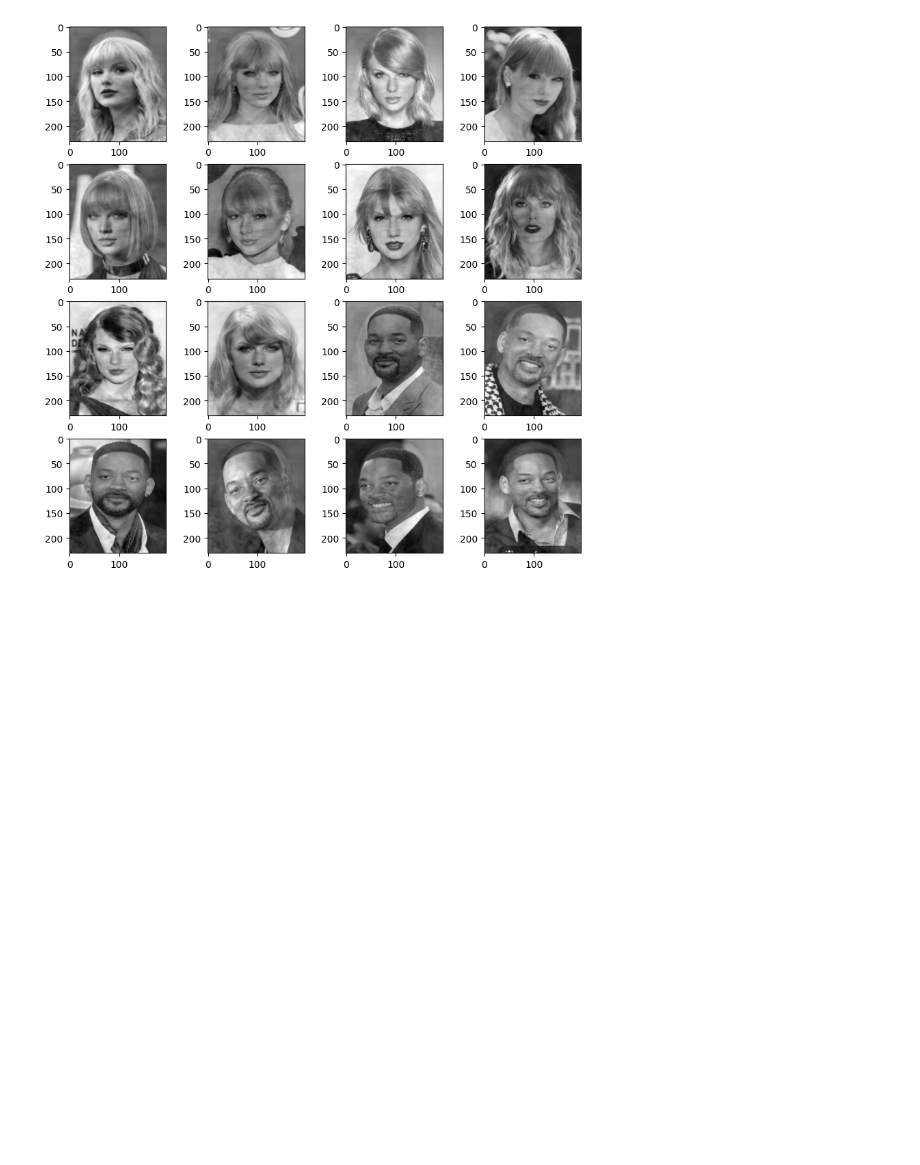
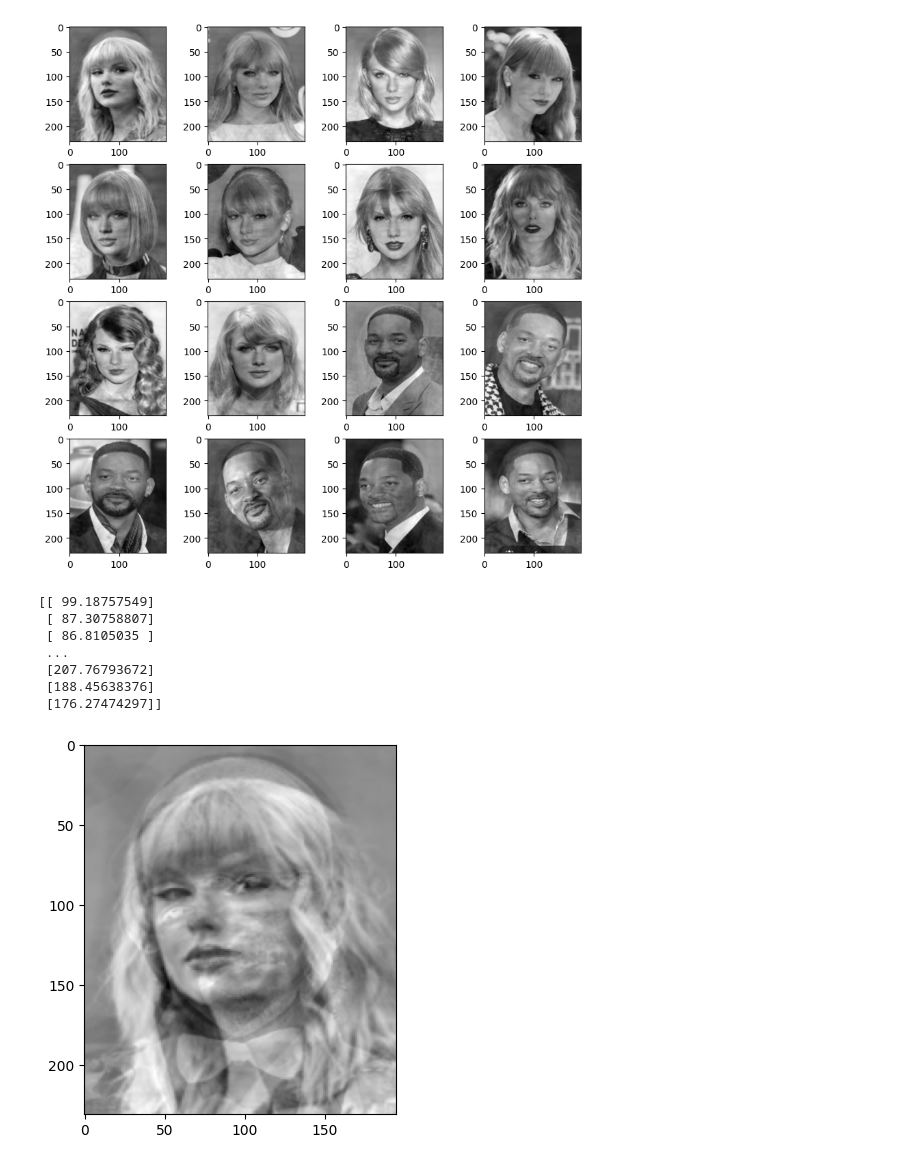
Before and after one commit to PedroPHC25/AL_Trabalho_A2, a Jupyter notebook: eigenswift.ipynb, the cells around one changed output. Drawn from its saved outputs; the diff is of its cells as text; code cells hidden in the pictures; blank space fills up the shorter version.

```diff
--- a/eigenswift.ipynb
+++ b/eigenswift.ipynb
@@ -106,3 +106,16 @@ for linha in range(numero_imagens):
         count += 1
 # %% [output]
 [figure]
+# %%
+from teste_comparacao import projected_image, teste
+print(teste)
+projected_image(teste)
+# %% [output]
+[[ 99.18757549]
+ [ 87.30758807]
+ [ 86.8105035 ]
+ ...
+ [207.76793672]
+ [188.45638376]
+ [176.27474297]]
+[figure, added]
```
Also changed, not shown: parts of 2 cells of this notebook, 1 other file.
